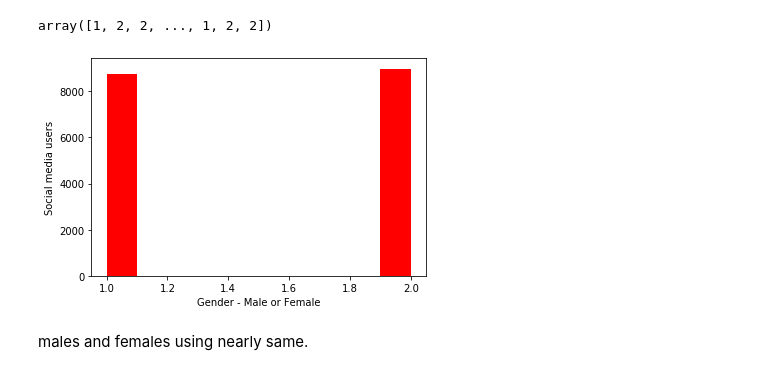
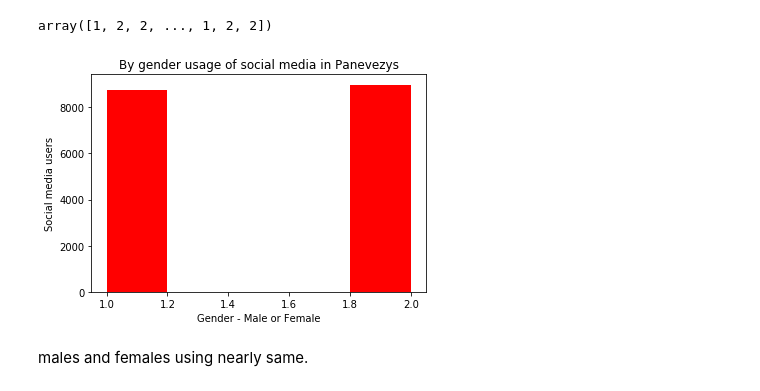
Before and after one commit to rituteval/Programming-DA--PROJECT, a Jupyter notebook: Programming DA- PROJECT.ipynb, the cells around one changed output. Cells and saved outputs as stored; diff of their text form; code cells hidden in the pictures.

Commit message:
Ploted Histogram

```diff
--- a/Programming DA- PROJECT.ipynb
+++ b/Programming DA- PROJECT.ipynb
@@ -131,12 +157,13 @@ gender
 array([1, 2, 2, ..., 1, 2, 2])
 # %%
               # Ploted histrogram
-plt.hist(gender, bins=10, color='r')
+plt.hist(gender, bins=5, color='r')
 plt.ylabel("Social media users") # Labeled y axis
 plt.xlabel("Gender - Male or Female") # Labeled x axis
+plt.title('By gender usage of social media in Panevezys') # Added title
 plt.show() # Showed plot
 # %% [output]
-[figure, old version]
+[figure, new version]
 # %% [markdown]
 males and females using nearly same.
 # %% [markdown]
```
Also changed, not shown: parts of 16 cells of this notebook.
